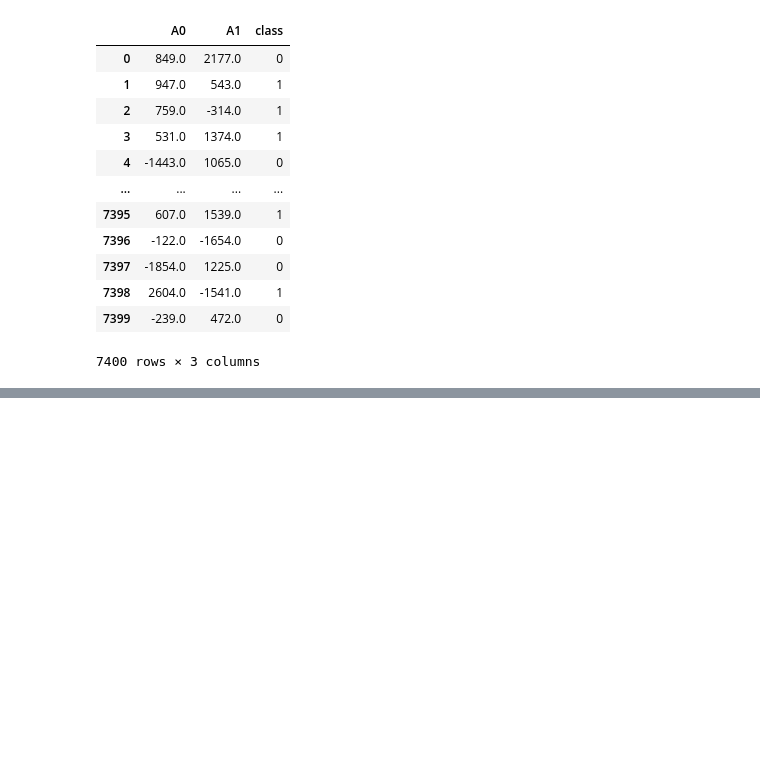
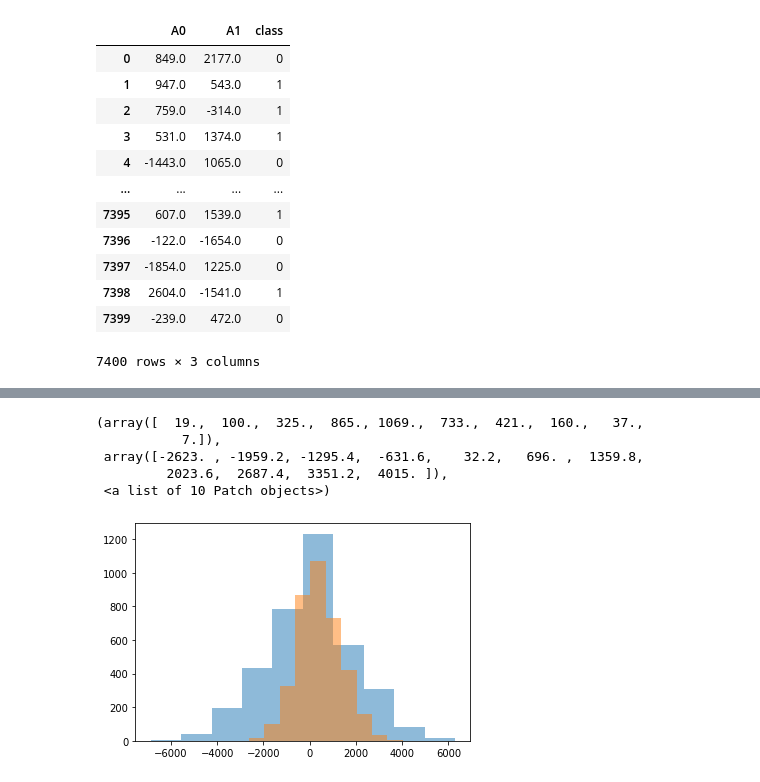
Before and after one commit to Deeep12345/Entropy_utility_measure, a Jupyter notebook: code/results/ring_mondrian/visualize_2D.ipynb, the cells around one changed output, grey strips where cells are left out. Drawn from its saved outputs; the diff is of its cells as text; code cells hidden in the pictures; blank space fills up the shorter version.

```diff
--- a/code/results/ring_mondrian/visualize_2D.ipynb
+++ b/code/results/ring_mondrian/visualize_2D.ipynb
@@ -53,0 +54,10 @@ plt.scatter(class1["A0"], class1["A1"])
+# %%
+plt.hist(class0["A0"], alpha=0.5)
+plt.hist(class1["A0"], alpha=0.5)
+# %% [output]
+(array([  19.,  100.,  325.,  865., 1069.,  733.,  421.,  160.,   37.,
+           7.]),
+ array([-2623. , -1959.2, -1295.4,  -631.6,    32.2,   696. ,  1359.8,
+         2023.6,  2687.4,  3351.2,  4015. ]),
+ <a list of 10 Patch objects>)
+[figure, added]
```
Also changed, not shown: parts of 9 cells of this notebook, 1 other file.
